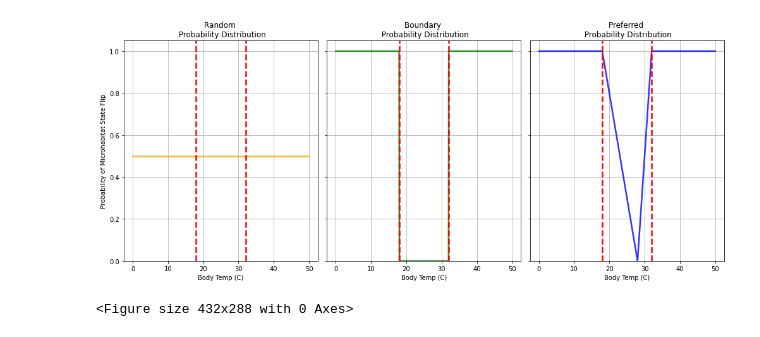
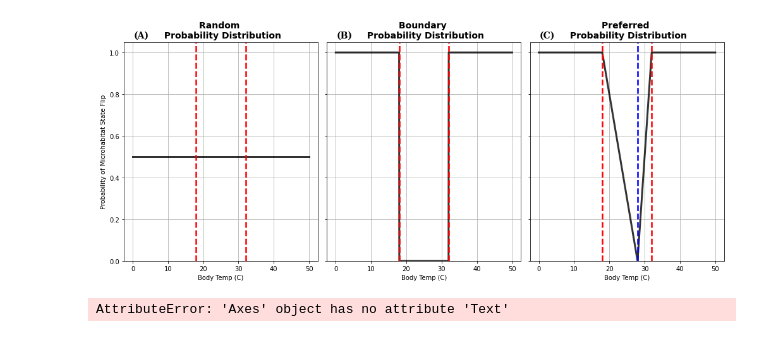
Before and after one commit to michaelremington2/ThermaNewt, a Jupyter notebook: example_scripts/Sub_Model_Vizualization.ipynb, the cells around one changed output. Drawn from its saved outputs; the diff is of its cells as text; code cells hidden in the pictures.

```diff
--- a/example_scripts/Sub_Model_Vizualization.ipynb
+++ b/example_scripts/Sub_Model_Vizualization.ipynb
@@ -4,14 +5,13 @@ import matplotlib.pyplot as plt
 # %%
+%matplotlib inline
 def random():
     prob_flip = 0.5
     return prob_flip
 
 def boundary_tpref(t_body, t_pref_max, t_pref_min):
-    if t_body<=t_pref_min:
-        # Leave Burrow to warm up
+    if t_body <= t_pref_min:
         prob_flip = 1
-    elif t_body>=t_pref_max:
-        # go into cool mh to cool down
+    elif t_body >= t_pref_max:
         prob_flip = 1
     else:
         prob_flip = 0
@@ -19,9 +19,9 @@ def boundary_tpref(t_body, t_pref_max, t_pref_min):
 
 def preferred_topt(t_body, t_pref_opt, t_pref_max, t_pref_min):
     if t_body >= t_pref_opt:
-        prob_flip =  ((t_body - t_pref_opt) / (t_pref_max - t_pref_opt))
+        prob_flip = ((t_body - t_pref_opt) / (t_pref_max - t_pref_opt))
     elif t_body < t_pref_opt:
-        prob_flip =  ((t_pref_opt - t_body) / (t_pref_opt - t_pref_min))
+        prob_flip = ((t_pref_opt - t_body) / (t_pref_opt - t_pref_min))
     if prob_flip > 1:
         prob_flip = 1
     return prob_flip
@@ -34,48 +34,55 @@ t_pref_min = 18
 # Create a triangular distribution
 t_body_values = np.linspace(0, 50, 1000)
 rand_probs = [random() for t_body in t_body_values]
-bound_probs = [boundary_tpref(t_body = t_body,t_pref_max = t_pref_max, t_pref_min = t_pref_min) for t_body in t_body_values]
-pref_probs = [preferred_topt(t_body = t_body, t_pref_opt=t_opt, t_pref_max = t_pref_max, t_pref_min = t_pref_min) for t_body in t_body_values]
+bound_probs = [boundary_tpref(t_body=t_body, t_pref_max=t_pref_max, t_pref_min=t_pref_min) for t_body in t_body_values]
+pref_probs = [preferred_topt(t_body=t_body, t_pref_opt=t_opt, t_pref_max=t_pref_max, t_pref_min=t_pref_min) for t_body in t_body_values]
+
+# Set custom font properties for the labels
+custom_font = fm.FontProperties(family='serif', style='normal', size=14, weight='bold')
+
 
 # Plotting
 fig, axs = plt.subplots(1, 3, figsize=(14, 6), sharey=True)  # Create a 3x1 grid of subplots
 
 # Plot the random probabilities
-axs[0].plot(t_body_values, rand_probs, color='orange', linewidth=2.5, alpha=0.8)
+axs[0].plot(t_body_values, rand_probs, color='black', linewidth=3, alpha=0.8)
 axs[0].axvline(t_pref_min, color='r', linestyle='--', linewidth=2.5)
 axs[0].axvline(t_pref_max, color='r', linestyle='--', linewidth=2.5)
 axs[0].set_ylim(0, 1.05)
-axs[0].set_title('Random \n Probability Distribution')
 axs[0].set_xlabel('Body Temp (C)')
 axs[0].set_ylabel('Probability of Microhabitat State Flip')
-#axs[0].legend()
+axs[0].set_title('Random \n Probability Distribution', fontsize=14, fontweight='bold')
 axs[0].grid(True)
+axs[0].text(0.05, 1.05, '(A)', transform=axs[0].transAxes, fontproperties=custom_font, fontweight='bold', va='top')
 
 # Plot the boundary probabilities
-axs[1].plot(t_body_values, bound_probs, color='green', linewidth=2.5, alpha=0.8)
+axs[1].plot(t_body_values, bound_probs, color='black', linewidth=3, alpha=0.8)
 axs[1].axvline(t_pref_min, color='r', linestyle='--', linewidth=2.5)
 axs[1].axvline(t_pref_max, color='r', linestyle='--', linewidth=2.5)
-axs[1].set_ylim(0, 1.05)
-axs[1].set_title('Boundary \n Probability Distribution')
 axs[1].set_xlabel('Body Temp (C)')
-#axs[1].set_ylabel('Probability')
-#axs[1].legend()
+axs[1].set_title('Boundary \n Probability Distribution', fontsize=14, fontweight='bold')
 axs[1].grid(True)
+axs[1].text(0.05, 1.05, '(B)', transform=axs[1].transAxes, fontproperties=custom_font, fontweight='bold', va='top')
 
 # Plot the preferred probabilities
-axs[2].plot(t_body_values, pref_probs, color='blue', linewidth=2.5, alpha=0.8)
+axs[2].plot(t_body_values, pref_probs, color='black', linewidth=3, alpha=0.8)
 axs[2].axvline(t_pref_min, color='r', linestyle='--', linewidth=2.5)
 axs[2].axvline(t_pref_max, color='r', linestyle='--', linewidth=2.5)
-axs[2].set_ylim(0, 1.05)
-axs[2].set_title('Preferred \n Probability Distribution')
+axs[2].axvline(t_opt, color='blue', linestyle='--', linewidth=2.5)
 axs[2].set_xlabel('Body Temp (C)')
-#axs[2].set_ylabel('Probability')
-#axs[2].legend()
+axs[2].set_title('Preferred \n Probability Distribution', fontsize=14, fontweight='bold')
 axs[2].grid(True)
+axs[2].text(0.05, 1.05, '(C)', transform=axs[2].transAxes, fontproperties=custom_font, fontweight='bold', va='top')
 
 plt.tight_layout()  # Adjust subplot parameters to give specified padding
+plt.savefig('/home/mremington/Documents/therma_sim/ibutton_data_analysis/Figures/sub_models.jpg', dpi=300)
 plt.show()
-#plt.savefig('sub_models.png', dpi=300)
+
+
+#plt.savefig('/home/mremington/Documents/therma_sim/ibutton_data_analysis/Figures/sub_models.jpg', dpi=300)
 # %% [output]
-[figure, old version]
+[figure, new version]
-<Figure size 432x288 with 0 Axes>
+# %%
+help(axs[2])
+# %% [output]
+AttributeError: 'Axes' object has no attribute 'Text'
```
Also changed, not shown: parts of 1 cell of this notebook, 1 other file.
